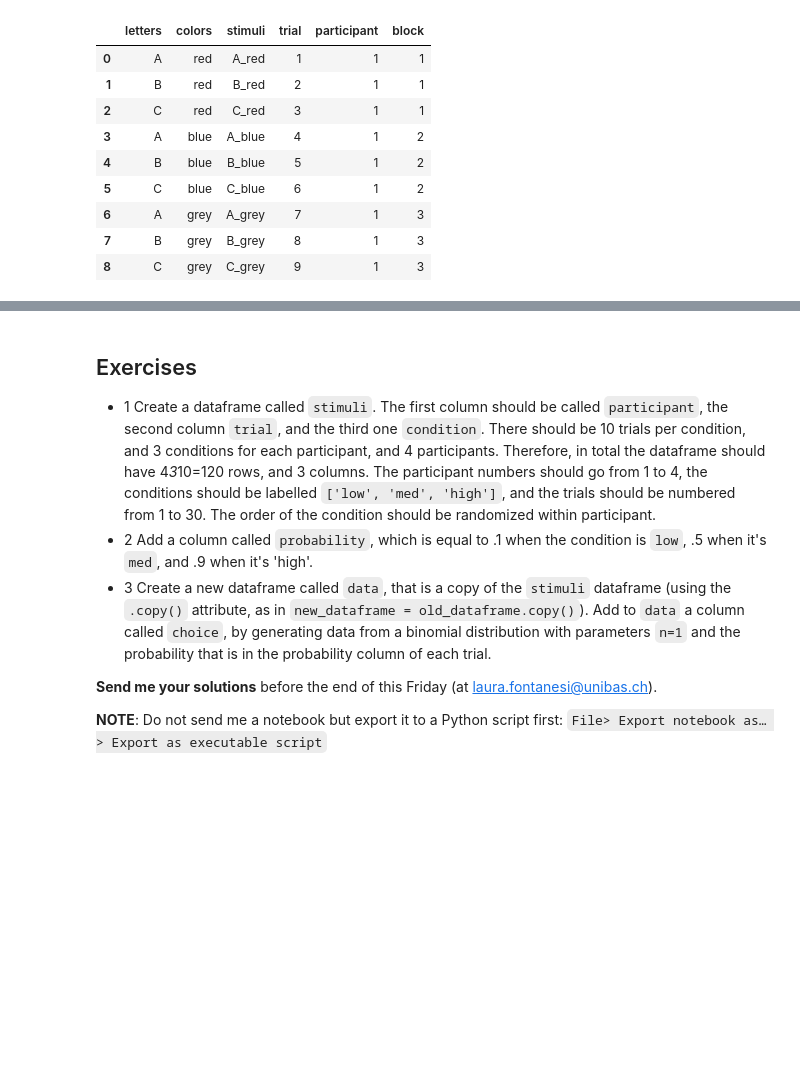
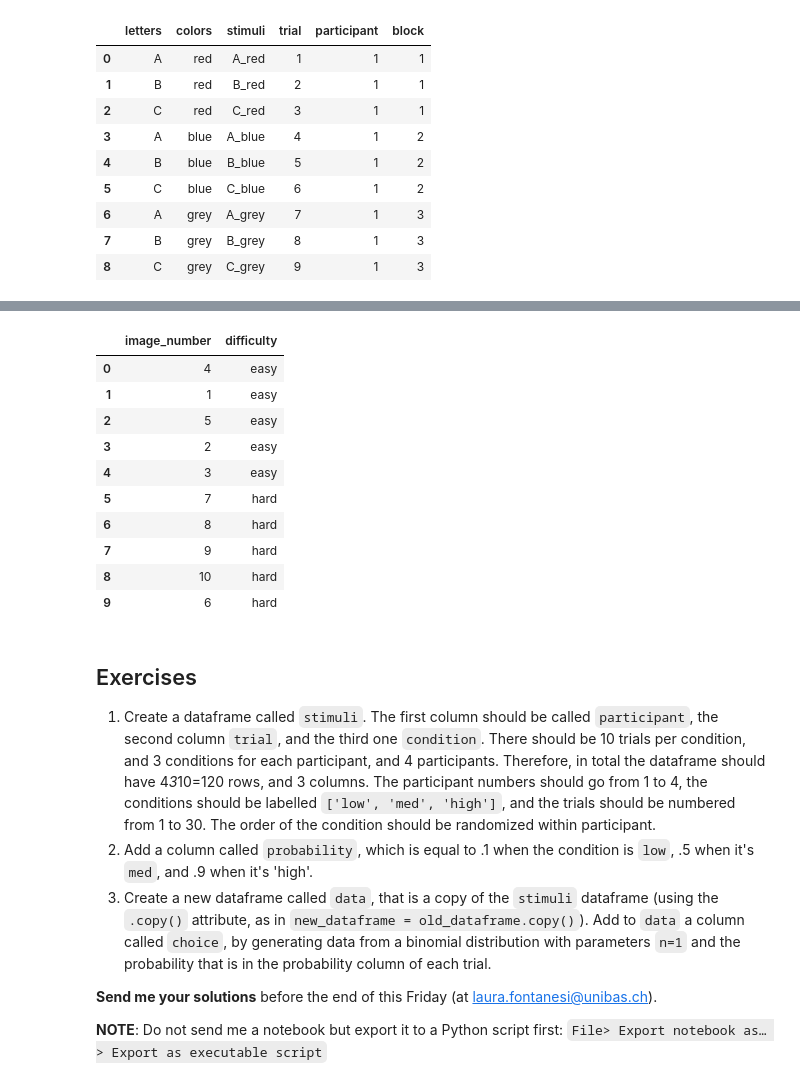
Before and after one commit to laurafontanesi/psychopy-seminar, a Jupyter notebook: notebooks/wpa_3.ipynb, the cells around one changed output, grey strips where cells are left out. Cells and saved outputs as stored; diff of their text form; code cells hidden in the pictures; blank space fills up the shorter version.

```diff
--- a/notebooks/wpa_3.ipynb
+++ b/notebooks/wpa_3.ipynb
@@ -209,9 +300,23 @@ df
+# %%
+df.groupby(['difficulty']).apply(lambda x: x.sample(frac=1)).reset_index(drop=True) # shaffle within condition
+# %% [output]
+|  | image_number | difficulty |
+| 0 | 4 | easy |
+| 1 | 1 | easy |
+| 2 | 5 | easy |
+| 3 | 2 | easy |
+| 4 | 3 | easy |
+| 5 | 7 | hard |
+| 6 | 8 | hard |
+| 7 | 9 | hard |
+| 8 | 10 | hard |
+| 9 | 6 | hard |
 # %% [markdown]
 ## Exercises
 
-- 1 Create a dataframe called `stimuli`. The first column should be called `participant`, the second column `trial`, and the third one `condition`. There should be 10 trials per condition, and 3 conditions for each participant, and 4 participants. Therefore, in total the dataframe should have 4*3*10=120 rows, and 3 columns. The participant numbers should go from 1 to 4, the conditions should be labelled `['low', 'med', 'high']`, and the trials should be numbered from 1 to 30. The order of the condition should be randomized within participant.
-- 2 Add a column called `probability`, which is equal to .1 when the condition is `low`, .5 when it's `med`, and .9 when it's 'high'.
-- 3 Create a new dataframe called `data`, that is a copy of the `stimuli` dataframe (using the `.copy()` attribute, as in `new_dataframe = old_dataframe.copy()`). Add to `data` a column called `choice`, by generating data from a binomial distribution with parameters `n=1` and the probability that is in the probability column of each trial.
+1. Create a dataframe called `stimuli`. The first column should be called `participant`, the second column `trial`, and the third one `condition`. There should be 10 trials per condition, and 3 conditions for each participant, and 4 participants. Therefore, in total the dataframe should have 4*3*10=120 rows, and 3 columns. The participant numbers should go from 1 to 4, the conditions should be labelled `['low', 'med', 'high']`, and the trials should be numbered from 1 to 30. The order of the condition should be randomized within participant.
+2. Add a column called `probability`, which is equal to .1 when the condition is `low`, .5 when it's `med`, and .9 when it's 'high'.
+3. Create a new dataframe called `data`, that is a copy of the `stimuli` dataframe (using the `.copy()` attribute, as in `new_dataframe = old_dataframe.copy()`). Add to `data` a column called `choice`, by generating data from a binomial distribution with parameters `n=1` and the probability that is in the probability column of each trial.
 
 **Send me your solutions** before the end of this Friday (at laura.fontanesi@unibas.ch).
 
```
Also changed, not shown: parts of 26 cells of this notebook, 1 other file.
